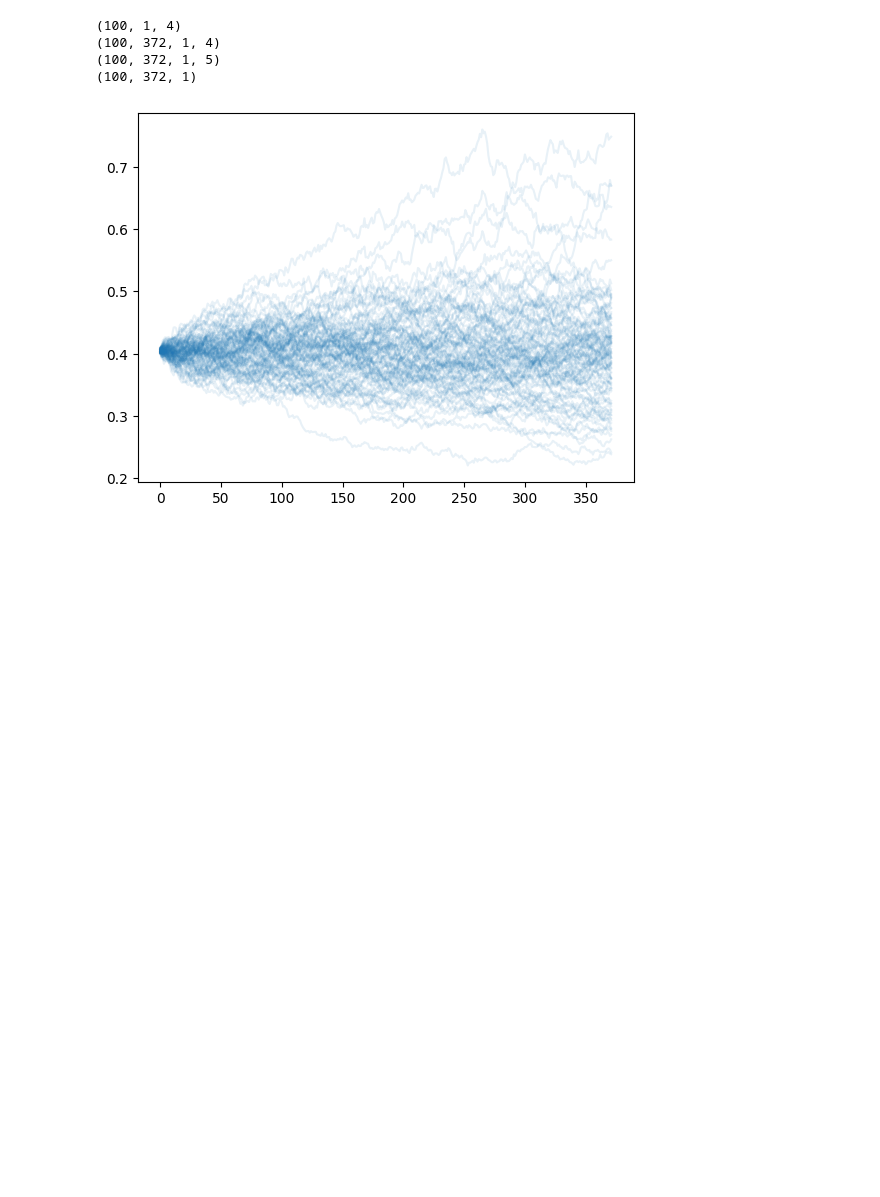
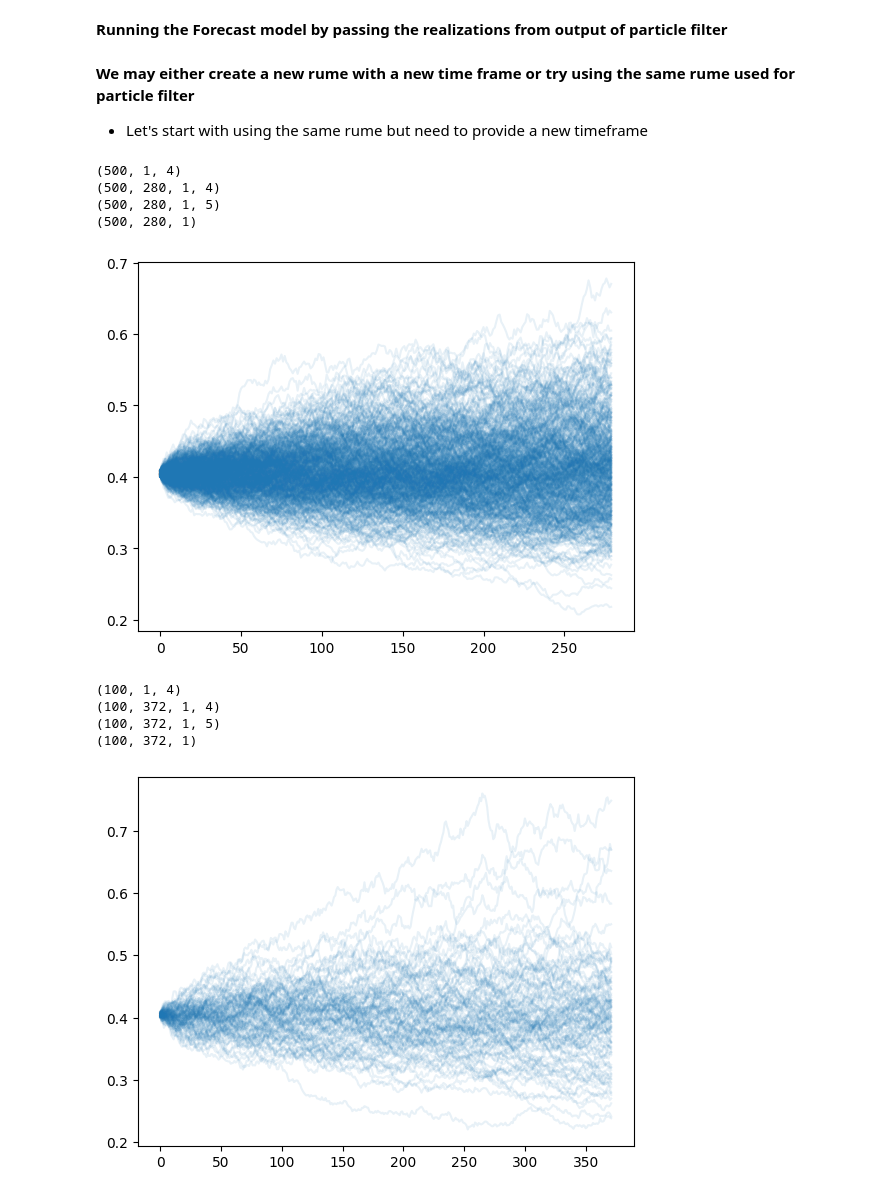
Before and after one commit to NAU-CCL/Epymorph, a Jupyter notebook: epymorph/parameter_forecasting/forecast2.4.ipynb, the cells around one changed output. Cells and saved outputs as stored; diff of their text form; code cells hidden in the pictures; blank space fills up the shorter version.

Commit message:
WIP forecast updates

```diff
--- a/epymorph/parameter_forecasting/forecast2.4.ipynb
+++ b/epymorph/parameter_forecasting/forecast2.4.ipynb
@@ -42,0 +105,25 @@ from epymorph.time import TimeFrame
+# %%
+from epymorph.parameter_fitting.distribution import Uniform
+from epymorph.parameter_fitting.dynamics import GeometricBrownianMotion
+from epymorph.parameter_fitting.utils.parameter_estimation import (
+    EstimateParameters,
+)
+
+params_space = {
+    "beta": EstimateParameters.TimeVarying(
+        distribution=Uniform(a=0.05, b=0.5),
+        dynamics=GeometricBrownianMotion(volatility=0.04),
+    )
+}
+# %%
+from epymorph.parameter_fitting.particlefilter_simulation import FilterSimulation
+
+sim = FilterSimulation(
+    rume=rume,
+    observations=observations,
+    filter_type=filter_type,
+    params_space=params_space,
+)
+# %%
+rng = np.random.default_rng(seed=1)
+output = sim.run(rng=rng)
@@ -42,0 +143,2 @@ from epymorph.time import TimeFrame
+# %% [markdown]
+**Running the Forecast model by passing the realizations from output of particle filter**
@@ -43,3 +285,38 @@ from epymorph.time import TimeFrame
+# %% [markdown]
+**We may either create a new rume with a new time frame or try using the same rume used for particle filter**
+* Let's start with using the same rume but need to provide a new timeframe
+# %%
+forecast_time_frame = TimeFrame.of("2023-01-06", 7 * 40)
+sim = ForecastSimulator(
+    rume=rume, initial_realizations=output.particles, time_frame=forecast_time_frame
+)
+forecast_output = sim.run(
+    # Here is an example of using overrides to do something similar to param_space.
+    params={"beta": GBM(initial=UniformPrior(lower=0.4, upper=0.41), voliatility=0.01)},
+    rng_factory=np.random.default_rng,
+)
+# %%
+print(forecast_output.initial.shape)
+print(forecast_output.compartments.shape)
+print(forecast_output.events.shape)
+print(forecast_output.params["gpm:all::ipm::beta"].shape)
+# %% [output]
+(500, 1, 4)
+(500, 280, 1, 4)
+(500, 280, 1, 5)
+(500, 280, 1)
+# %%
+import matplotlib.pyplot as plt
+
+node = 0
+plt.plot(
+    forecast_output.params["gpm:all::ipm::beta"][:, :, node].T,
+    color="tab:blue",
+    alpha=0.1,
+)
+plt.show()
+# %% [output]
+[figure, added]
 # %%
 duration = 7 * 53 + 1
 t = np.arange(0, duration)
```
Also changed, not shown: parts of 10 cells of this notebook.
